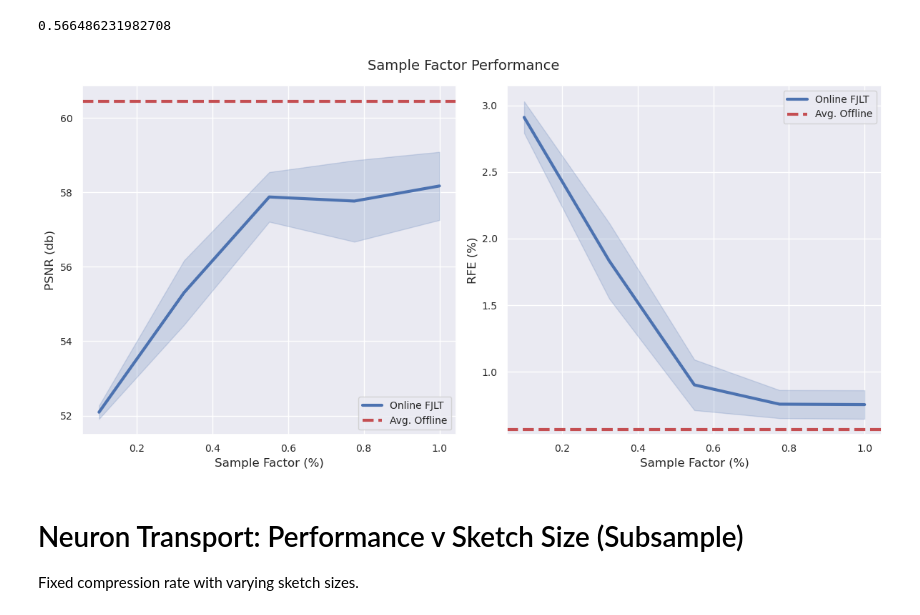
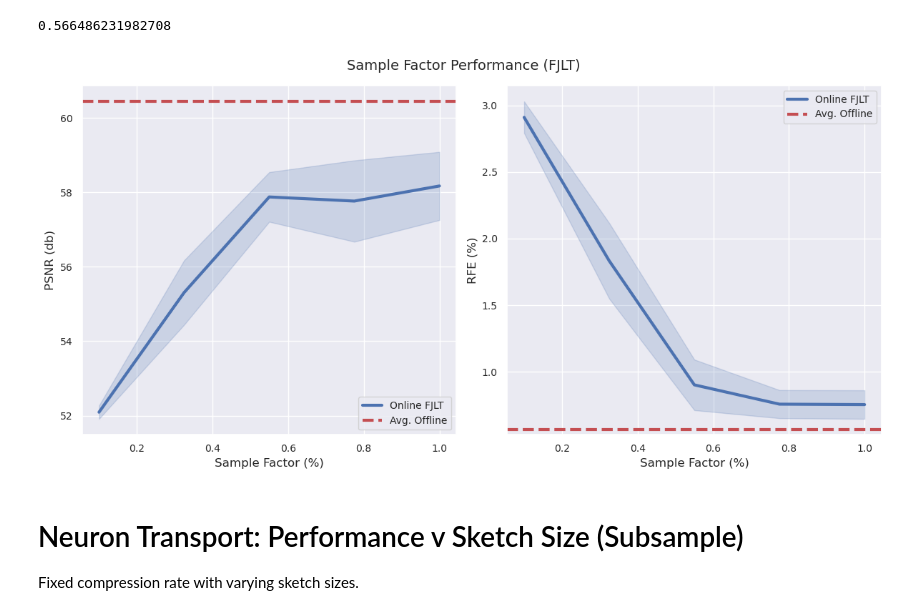
Before and after one commit to RS-Coop/Implicit-Neural-Compression, a Jupyter notebook: Paper Results.ipynb, the cells around one changed output. Cells and saved outputs as stored; diff of their text form; code cells hidden in the pictures.

```diff
--- a/Paper Results.ipynb
+++ b/Paper Results.ipynb
@@ -132,22 +132,22 @@ mean_RFE
 # %%
 #Plot
 fig, ax = plt.subplots(1,2,figsize=(12,6))
 
 sns.lineplot(data=df, x="Sample Factor", y="PSNR", ax=ax[0], errorbar="sd", label="Online FJLT", lw=lw)
 ax[0].axhline(mean_PSNR, c="r", ls="--", label="Avg. Offline", lw=lw)
 ax[0].set_xlabel("Sample Factor (%)")
 ax[0].set_ylabel("PSNR (db)")
 ax[0].legend()
 
 sns.lineplot(data=df, x="Sample Factor", y="RFE", ax=ax[1], errorbar="sd", label="Online FJLT", lw=lw)
 ax[1].axhline(mean_RFE, c="r", ls="--", label="Avg. Offline", lw=lw)
 ax[1].set_xlabel("Sample Factor (%)")
 ax[1].set_ylabel("RFE (%)")
 ax[1].legend()
 
-fig.suptitle("Sample Factor Performance")
+fig.suptitle("Sample Factor Performance (FJLT)")
 
 fig.tight_layout()
 # %% [output]
-[figure, old version]
+[figure, new version]
 # %%
```
Also changed, not shown: parts of 7 cells of this notebook, 4 other files.
